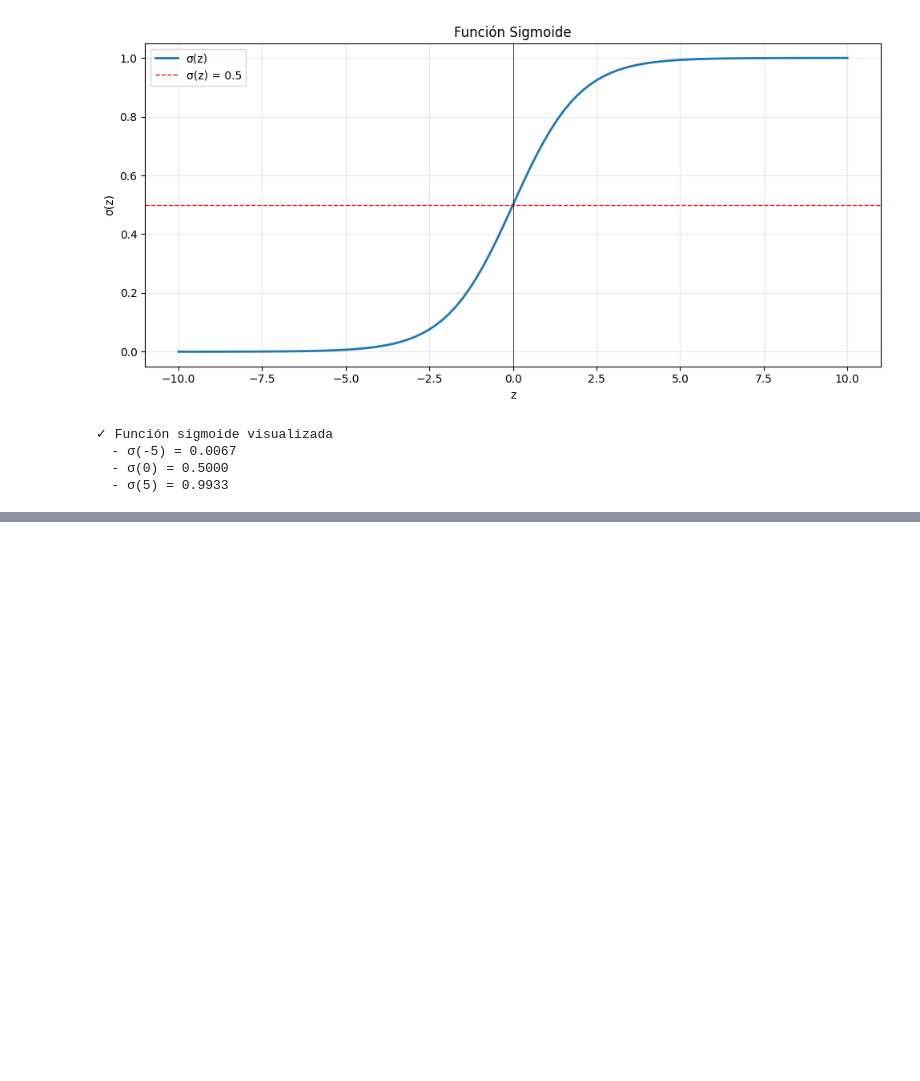
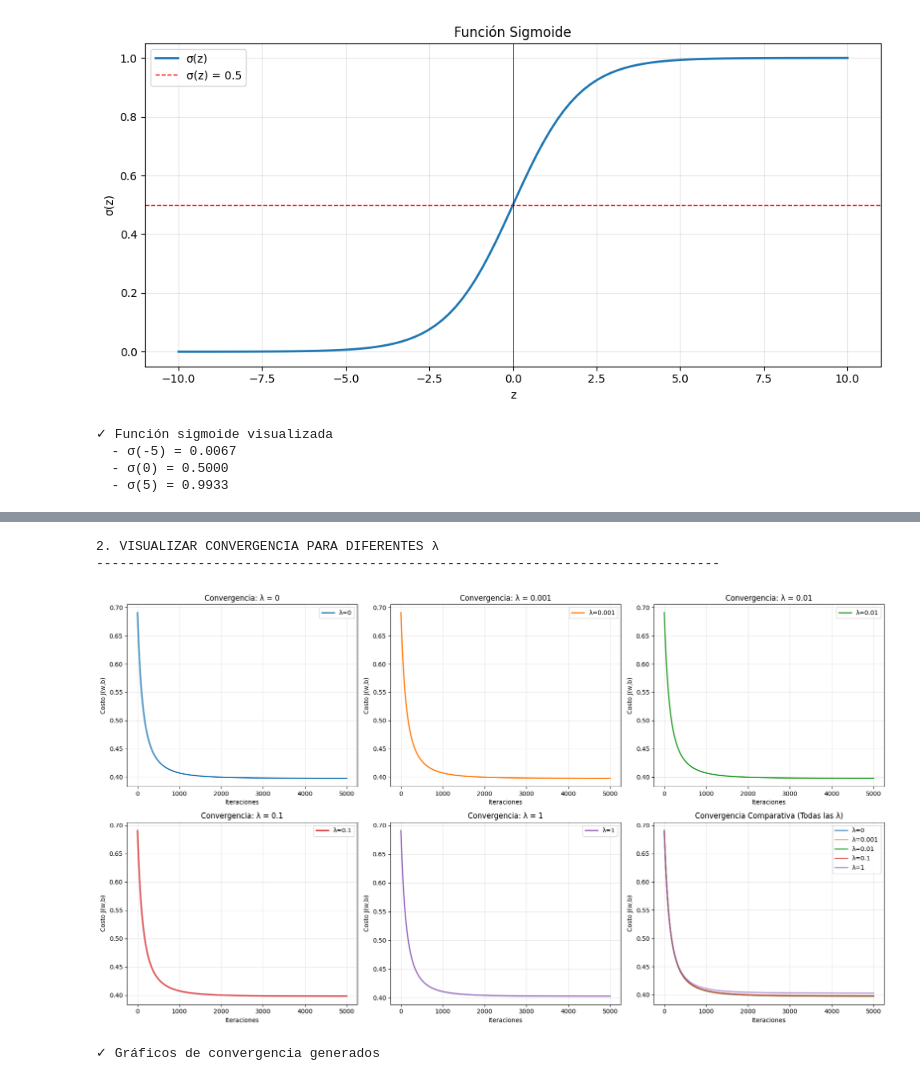
Before and after one commit to mariapaularm/heart-disease-risk-prediction, a Jupyter notebook: heart-disease-risk-prediction.ipynb, the cells around one changed output, grey strips where cells are left out. Cells and saved outputs as stored; diff of their text form; code cells hidden in the pictures; blank space fills up the shorter version.

```diff
--- a/heart-disease-risk-prediction.ipynb
+++ b/heart-disease-risk-prediction.ipynb
@@ -1789,0 +2405,43 @@ PASO 2: REGRESIÓN LOGÍSTICA BÁSICA
+# %%
+
+# 2. VISUALIZAR CONVERGENCIA COMPARATIVA
+
+print("\n2. VISUALIZAR CONVERGENCIA PARA DIFERENTES λ")
+print("-" * 80)
+
+fig, axes = plt.subplots(2, 3, figsize=(18, 10))
+axes = axes.flatten()
+
+for idx, lambda_val in enumerate(lambda_values):
+    ax = axes[idx]
+    cost_hist = models_regularized[lambda_val]['cost_history']
+
+    # Gráfico lineal (todas las iteraciones)
+    ax.plot(cost_hist, linewidth=2, color=plt.cm.tab10(idx), label=f'λ={lambda_val}')
+    ax.set_xlabel('Iteraciones')
+    ax.set_ylabel('Costo J(w,b)')
+    ax.set_title(f'Convergencia: λ = {lambda_val}')
+    ax.grid(True, alpha=0.3)
+    ax.legend()
+
+# Gráfico comparativo de todas las λ
+ax = axes[5]
+for lambda_val in lambda_values:
+    cost_hist = models_regularized[lambda_val]['cost_history']
+    ax.plot(cost_hist, linewidth=2, label=f'λ={lambda_val}', alpha=0.7)
+
+ax.set_xlabel('Iteraciones')
+ax.set_ylabel('Costo J(w,b)')
+ax.set_title('Convergencia Comparativa (Todas las λ)')
+ax.grid(True, alpha=0.3)
+ax.legend()
+
+plt.tight_layout()
+plt.show()
+
+print("✓ Gráficos de convergencia generados")
+# %% [output]
+2. VISUALIZAR CONVERGENCIA PARA DIFERENTES λ
+--------------------------------------------------------------------------------
+[figure, added]
+✓ Gráficos de convergencia generados
```
Also changed, not shown: parts of 8 cells of this notebook, 3 other files.
